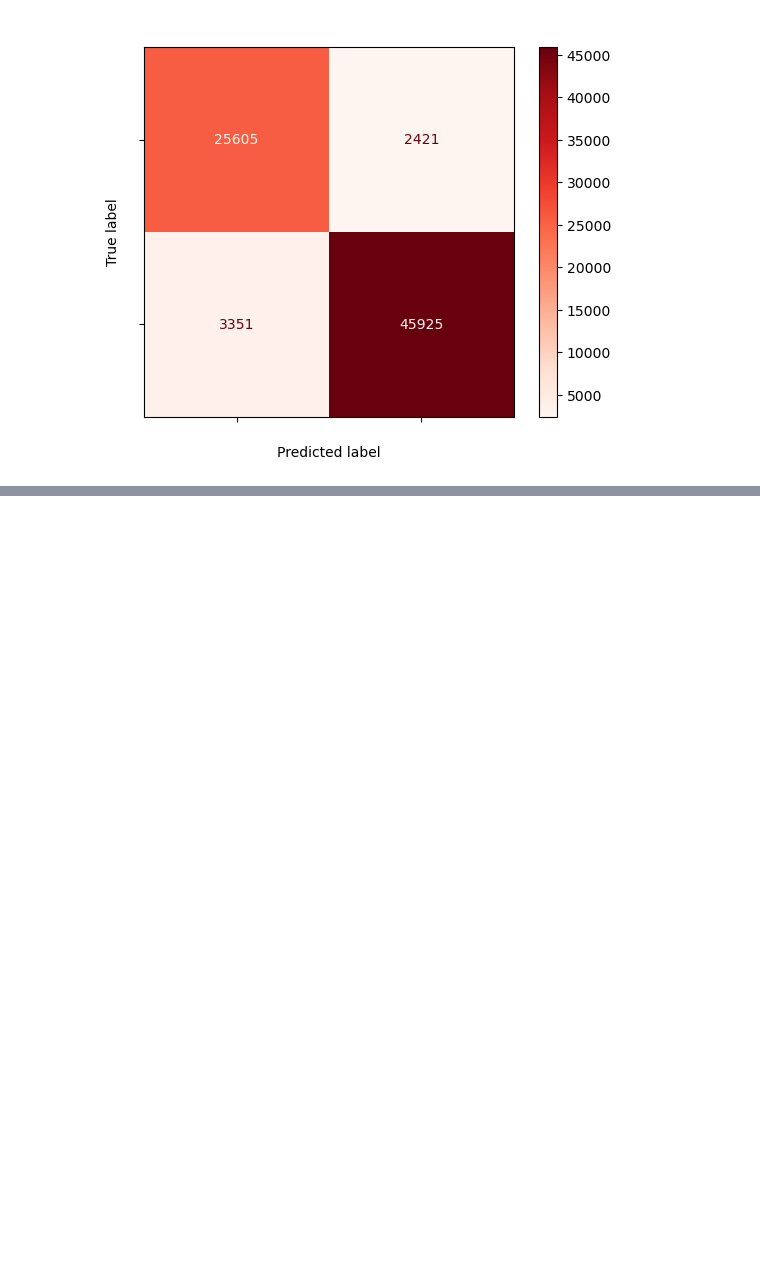
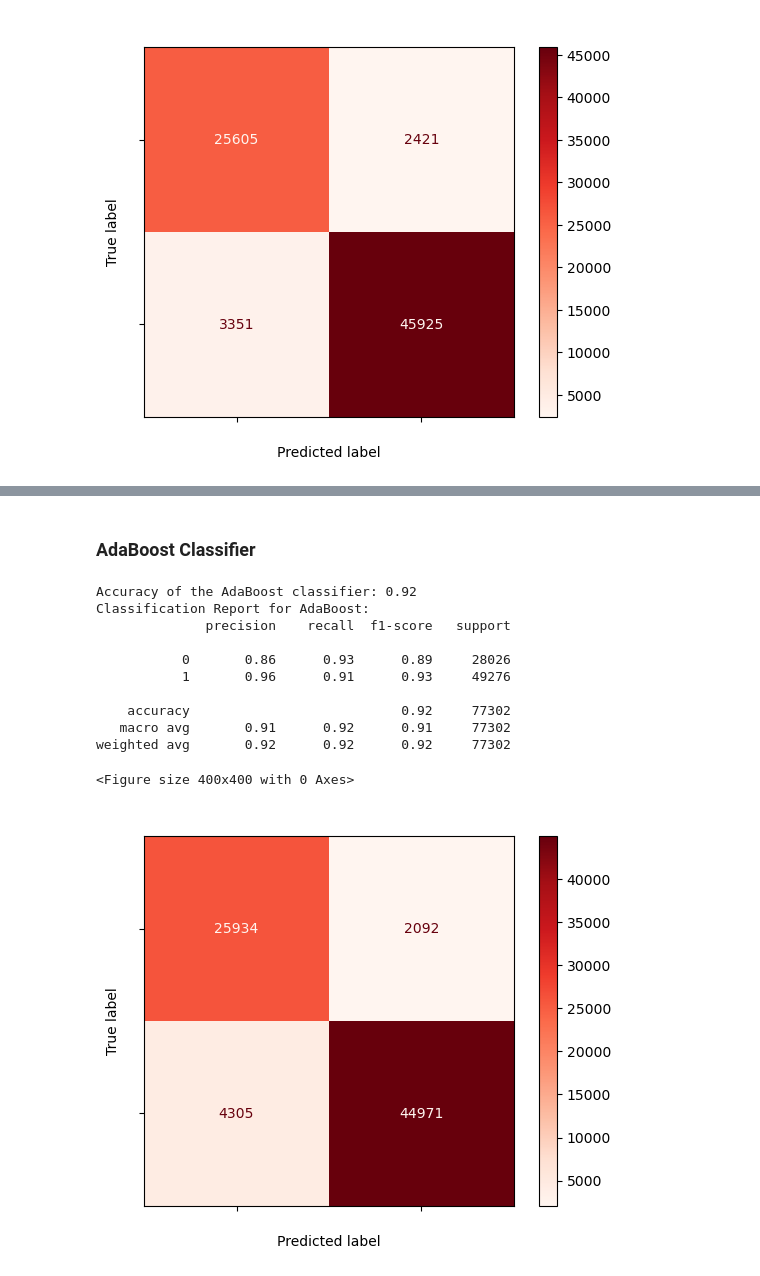
Before and after one commit to AKASHKR123/Intrusion_Detection, a Jupyter notebook: Disseration_code.ipynb, the cells around one changed output, grey strips where cells are left out. Cells and saved outputs as stored; diff of their text form; code cells hidden in the pictures; blank space fills up the shorter version.

```diff
--- a/Disseration_code.ipynb
+++ b/Disseration_code.ipynb
@@ -665,0 +695,47 @@ plt.show()
+# %% [markdown]
+### AdaBoost Classifier
+# %%
+# Train AdaBoost classifier and evaluate its accuracy and classification performance.
+
+# Initialize the AdaBoost model with the corrected parameter
+ada_classifier = AdaBoostClassifier(
+    estimator=DecisionTreeClassifier(max_depth=1),
+    n_estimators=100,
+    random_state=42
+)
+
+# Train the model
+ada_classifier.fit(X_train_scaled, y_train_smote)
+
+# Predict using the model
+y_pred_ada = ada_classifier.predict(X_test_scaled)
+
+# Evaluate the model
+accuracy_ada = accuracy_score(y_test, y_pred_ada)
+print(f"\nAccuracy of the AdaBoost classifier: {accuracy_ada:.2f}")
+print("Classification Report for AdaBoost:")
+print(classification_report(y_test, y_pred_ada))
+
+# Confusion Matrix for AdaBoost with black and red theme
+cm_ada = confusion_matrix(y_test, y_pred_ada)
+plt.figure(figsize=(4, 4))
+disp_ada = ConfusionMatrixDisplay(confusion_matrix=cm_ada)
+disp_ada.plot(cmap='Reds')
+plt.title('Confusion Matrix for AdaBoost', color='white', fontsize=12, fontweight='bold')
+plt.gca().set_facecolor('black')
+plt.xticks(color='white')
+plt.yticks(color='white')
+plt.show()
+# %% [output]
+Accuracy of the AdaBoost classifier: 0.92
+Classification Report for AdaBoost:
+              precision    recall  f1-score   support
+
+           0       0.86      0.93      0.89     28026
+           1       0.96      0.91      0.93     49276
+
+    accuracy                           0.92     77302
+   macro avg       0.91      0.92      0.91     77302
+weighted avg       0.92      0.92      0.92     77302
+<Figure size 400x400 with 0 Axes>
+[figure, added]
```
Also changed, not shown: parts of 19 cells of this notebook.
